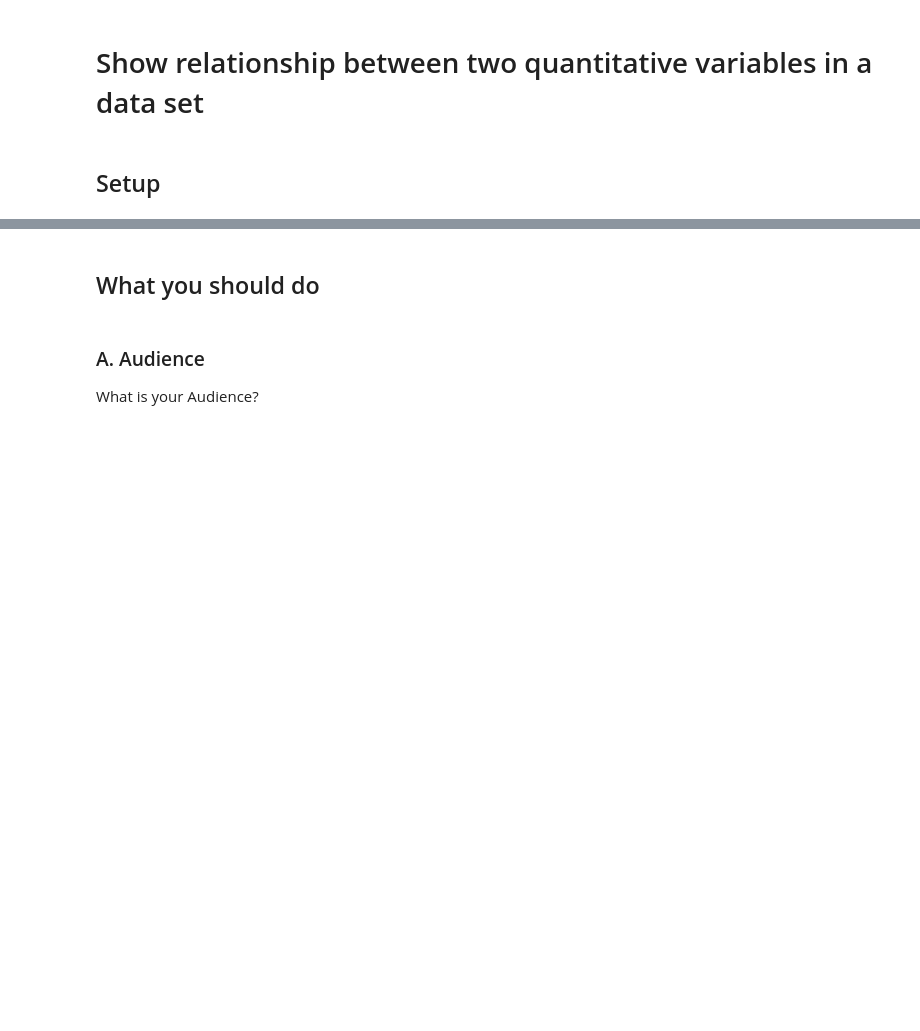
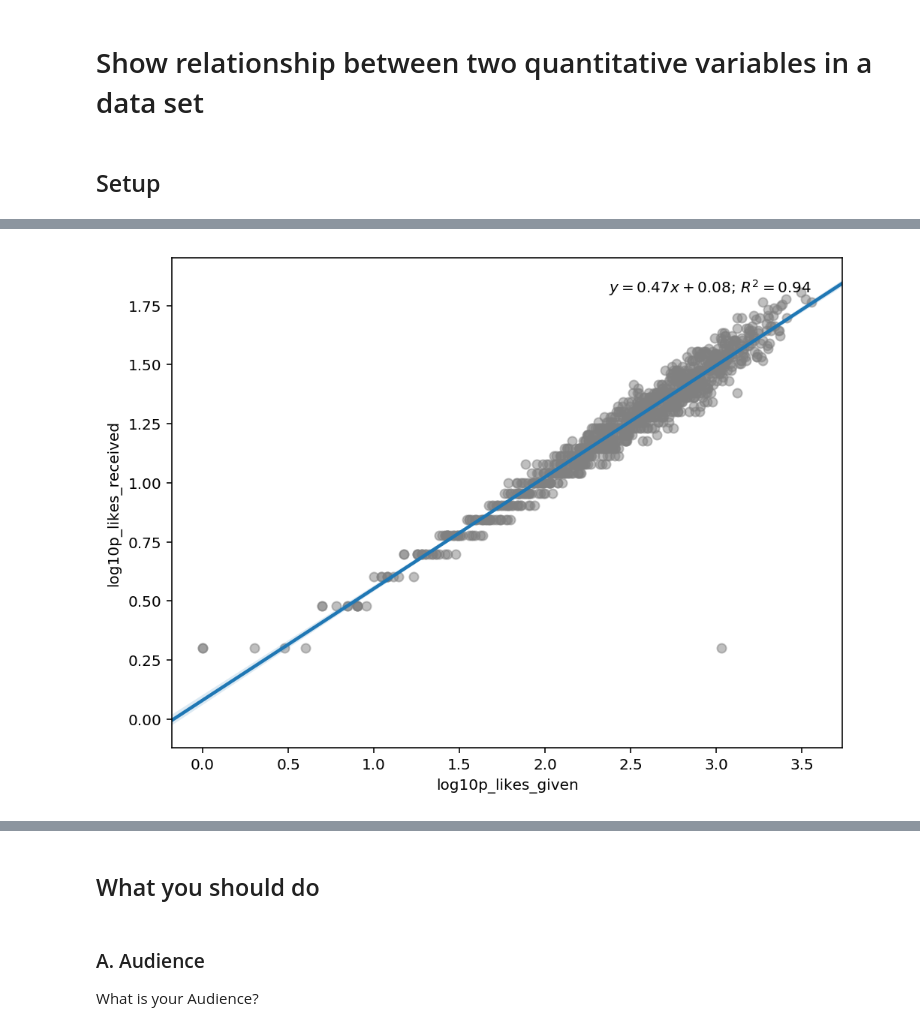
Before and after one commit to bgbg/datascience_dataviz_workshop, a Jupyter notebook: demos/show-relationship/show_relationship.ipynb, the cells around one changed output, grey strips where cells are left out. Cells and saved outputs as stored; diff of their text form; code cells hidden in the pictures; blank space fills up the shorter version.

```diff
--- a/demos/show-relationship/show_relationship.ipynb
+++ b/demos/show-relationship/show_relationship.ipynb
@@ -10,7 +10,6 @@ import numpy as np
 import seaborn as sns
 import importlib
 import show_relationship_utils as utils
-utils = importlib.reload(utils)
 %matplotlib inline
 # %%
 import matplotlib
@@ -33,20 +41,22 @@ plot_likes_1(df_likes_small)
 # %%
 def plot_likes_2(df):
     df = df.copy()
     df['log10p_likes_given'] = np.log10(df.likes_given + 1)
     df['log10p_likes_received'] = np.log10(df.likes_received + 1)
     fig, ax = plt.subplots()
     sns.regplot(df.log10p_likes_given, df.log10p_likes_received,
-                ax=ax, scatter_kws=dict(alpha=0.05, color='gray'))
+                ax=ax, scatter_kws=dict(alpha=0.5, color='gray'))
     ax.text(
         x=df.log10p_likes_given.max(),
         y=df.log10p_likes_received.max(),
         s=utils.summarize_linear_regression(
             df.log10p_likes_given, df.log10p_likes_received),
         ha='right'
     )
 
 plot_likes_2(df_likes_small)
+# %% [output]
+[figure, added]
 # %%
 df_likes_large = utils.generate_data(seed=223344, size=1e4)
 plot_likes_2(df_likes_large)
```
Also changed, not shown: parts of 11 cells of this notebook, 4 other files.
